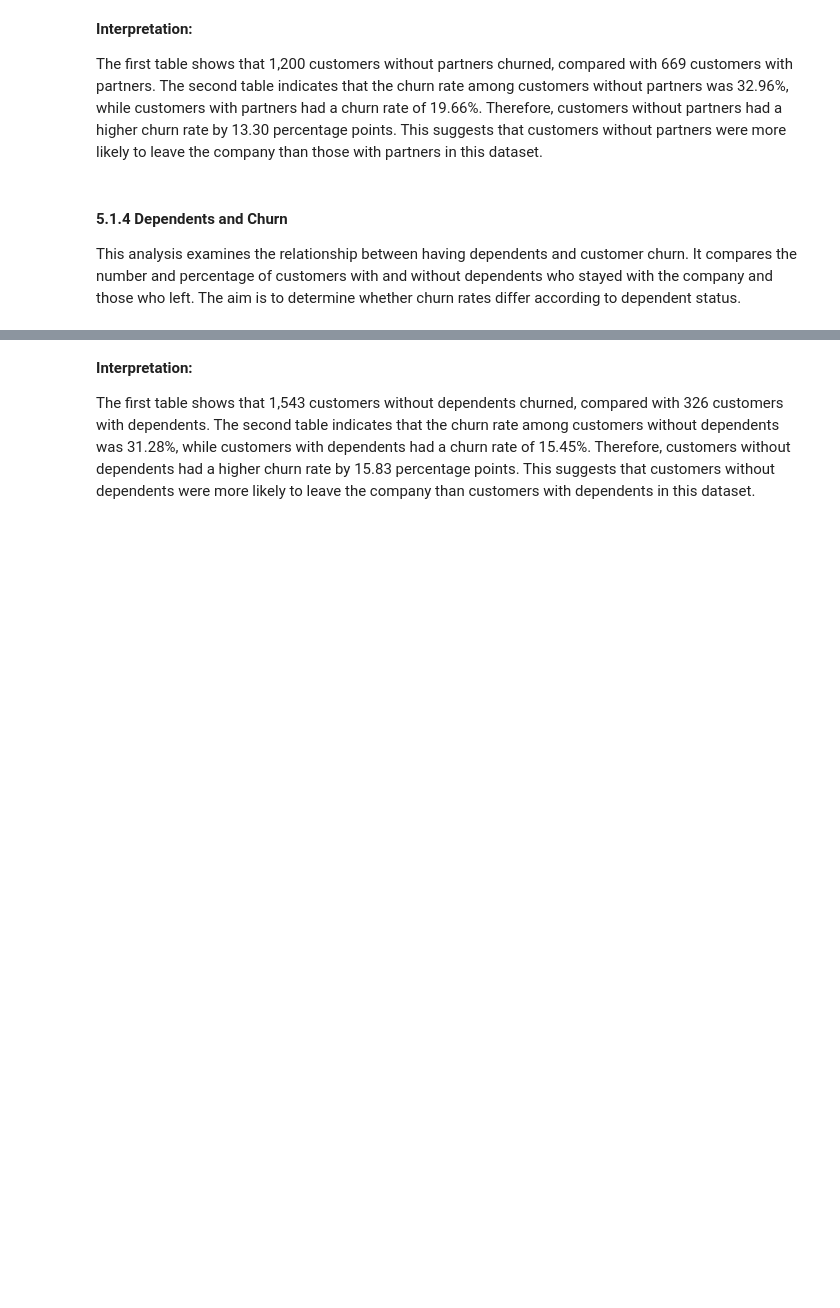
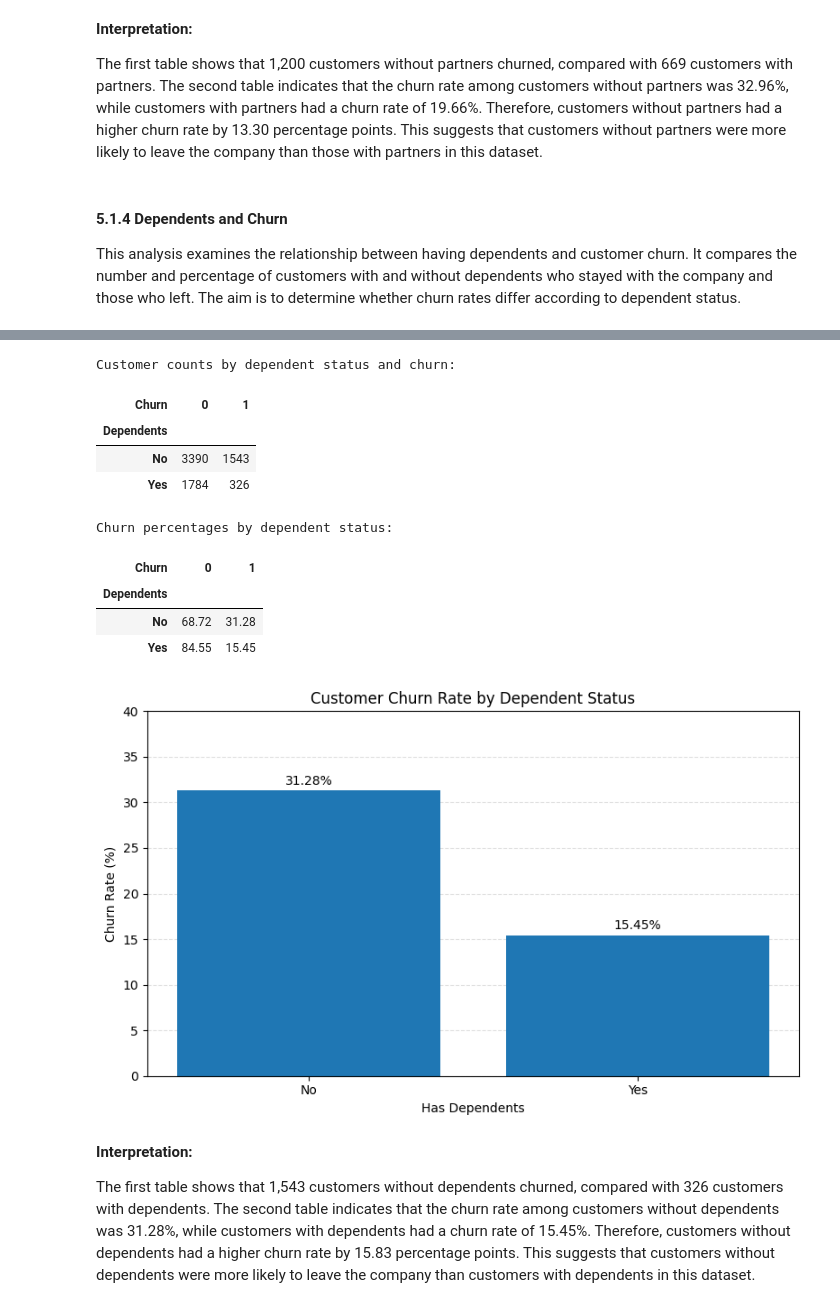
Before and after one commit to YvonneMukabera/computing-intelligence-lab-1, a Jupyter notebook: lab-1-telco-customer-churn-analysis.ipynb, the cells around one changed output, grey strips where cells are left out. Saved outputs shown, nothing was run; the diff lists cells and outputs as text; code cells hidden in the pictures; blank space fills up the shorter version.

```diff
--- a/lab-1-telco-customer-churn-analysis.ipynb
+++ b/lab-1-telco-customer-churn-analysis.ipynb
@@ -379,3 +463,66 @@ Churn percentages by dependent status:
+# %%
+import pandas as pd
+import matplotlib.pyplot as plt
+from IPython.display import display
+
+# 1. Customer counts
+dependents_counts = pd.crosstab(
+    df["Dependents"],
+    df["Churn"]
+)
+
+print("Customer counts by dependent status and churn:")
+display(dependents_counts)
+
+# 2. Churn percentages
+dependents_percentages = pd.crosstab(
+    df["Dependents"],
+    df["Churn"],
+    normalize="index"
+) * 100
+
+print("Churn percentages by dependent status:")
+display(dependents_percentages.round(2))
+
+# 3. Plot churn rates
+churn_rates = dependents_percentages[1]
+
+fig, ax = plt.subplots(figsize=(8, 5))
+
+bars = ax.bar(churn_rates.index, churn_rates.values)
+
+ax.set_title("Customer Churn Rate by Dependent Status")
+ax.set_xlabel("Has Dependents")
+ax.set_ylabel("Churn Rate (%)")
+ax.set_ylim(0, 40)
+ax.grid(axis="y", linestyle="--", alpha=0.4)
+ax.set_axisbelow(True)
+
+# Display percentages above bars
+for bar in bars:
+    height = bar.get_height()
+    ax.annotate(
+        f"{height:.2f}%",
+        (bar.get_x() + bar.get_width() / 2, height),
+        xytext=(0, 5),
+        textcoords="offset points",
+        ha="center"
+    )
+
+fig.tight_layout()
+plt.show()
+# %% [output]
+Customer counts by dependent status and churn:
+| Churn | 0 | 1 |
+| Dependents |  |  |
+| No | 3390 | 1543 |
+| Yes | 1784 | 326 |
+Churn percentages by dependent status:
+| Churn | 0 | 1 |
+| Dependents |  |  |
+| No | 68.72 | 31.28 |
+| Yes | 84.55 | 15.45 |
+[figure, added]
 # %% [markdown]
 
 **Interpretation:**
```
Also changed, not shown: parts of 17 cells of this notebook.
